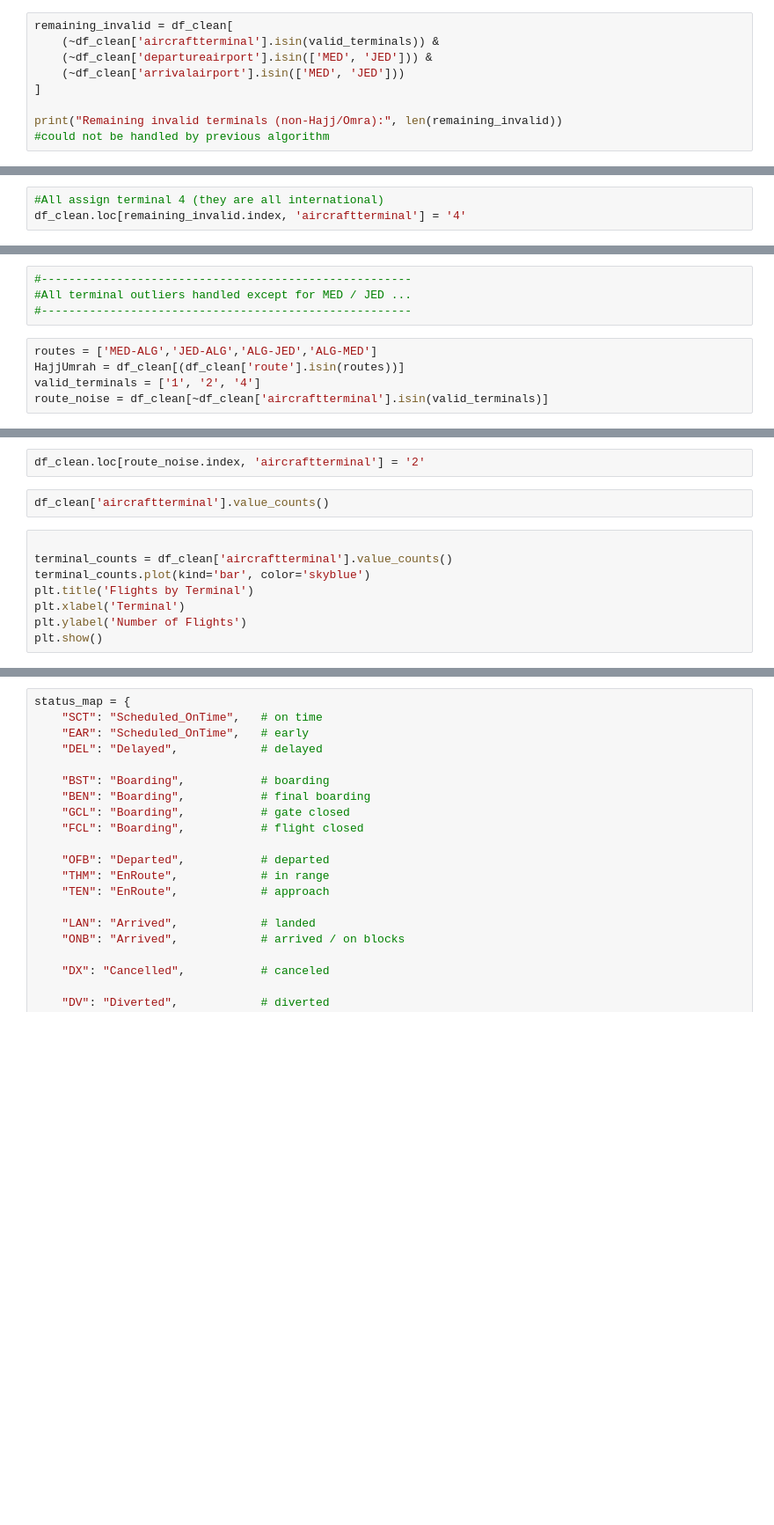
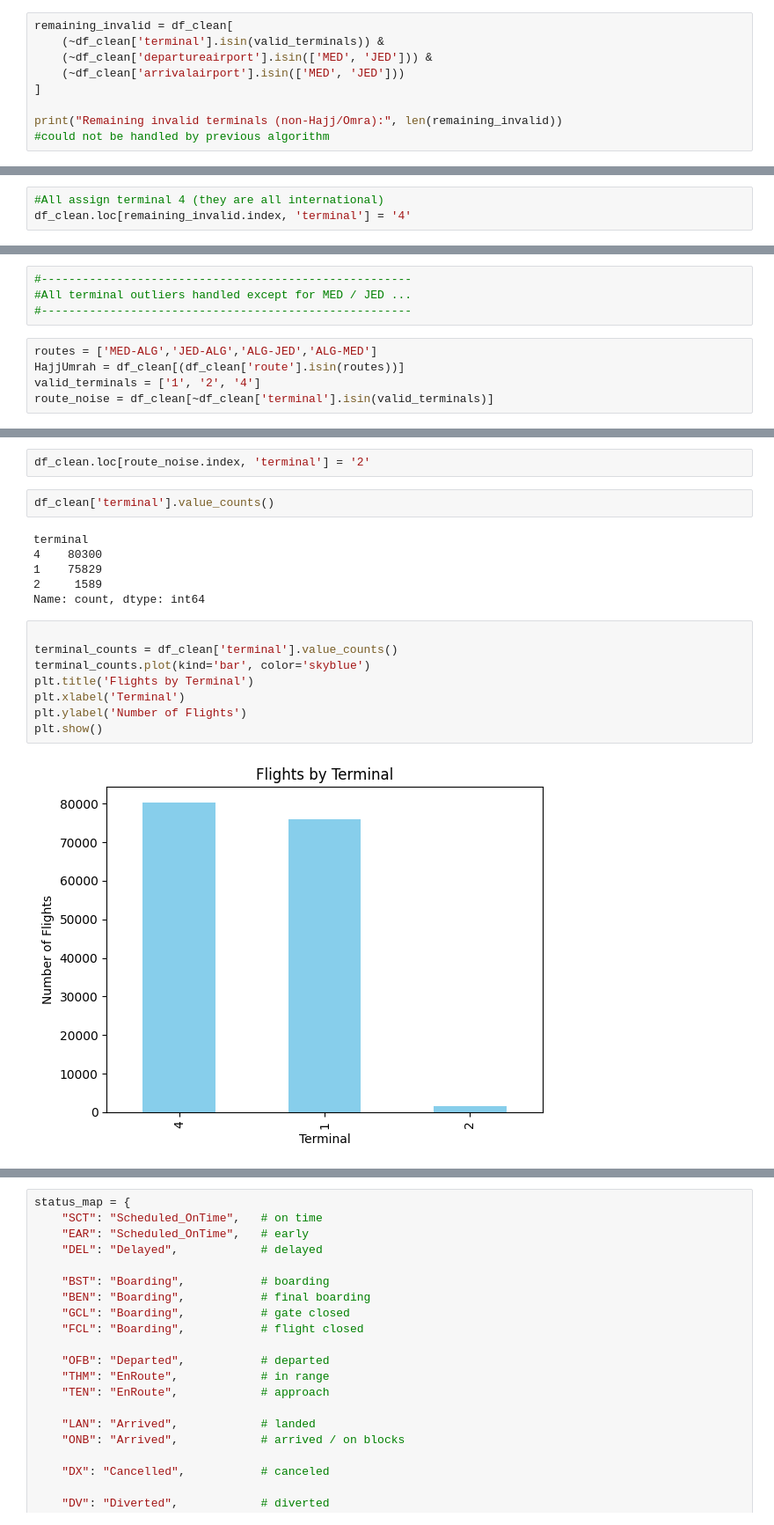
Before and after one commit to zinabch/air-traffic-data-mining, a Jupyter notebook: houari.ipynb, the cells around one changed output, grey strips where cells are left out. Shown at 88% size. Saved outputs shown, nothing was run; the diff lists cells and outputs as text; blank space fills up the shorter version.

```diff
--- a/houari.ipynb
+++ b/houari.ipynb
@@ -230,6 +457,6 @@ for idx, row in df_clean[df_clean['aircraftterminal'].isin(invalid_values)].iter
 # %%
 remaining_invalid = df_clean[
-    (~df_clean['aircraftterminal'].isin(valid_terminals)) &
+    (~df_clean['terminal'].isin(valid_terminals)) &
     (~df_clean['departureairport'].isin(['MED', 'JED'])) &
     (~df_clean['arrivalairport'].isin(['MED', 'JED']))
 ]
@@ -239,5 +468,5 @@ print("Remaining invalid terminals (non-Hajj/Omra):", len(remaining_invalid))
 # %%
 #All assign terminal 4 (they are all international)
-df_clean.loc[remaining_invalid.index, 'aircraftterminal'] = '4'
+df_clean.loc[remaining_invalid.index, 'terminal'] = '4'
 # %%
 check = df_clean[
@@ -255,6 +486,6 @@ print("Remaining invalid terminals (non-Hajj/Omra) CHECK:", len(check))
 routes = ['MED-ALG','JED-ALG','ALG-JED','ALG-MED']
 HajjUmrah = df_clean[(df_clean['route'].isin(routes))]
 valid_terminals = ['1', '2', '4']
-route_noise = df_clean[~df_clean['aircraftterminal'].isin(valid_terminals)]
+route_noise = df_clean[~df_clean['terminal'].isin(valid_terminals)]
 # %%
 route_noise.head()
@@ -261,15 +499,23 @@ route_noise.head()
 # %%
-df_clean.loc[route_noise.index, 'aircraftterminal'] = '2'
+df_clean.loc[route_noise.index, 'terminal'] = '2'
 # %%
-df_clean['aircraftterminal'].value_counts()
+df_clean['terminal'].value_counts()
+# %% [output]
+terminal
+4    80300
+1    75829
+2     1589
+Name: count, dtype: int64
 # %%
 
-terminal_counts = df_clean['aircraftterminal'].value_counts()
+terminal_counts = df_clean['terminal'].value_counts()
 terminal_counts.plot(kind='bar', color='skyblue')
 plt.title('Flights by Terminal')
 plt.xlabel('Terminal')
 plt.ylabel('Number of Flights')
 plt.show()
+# %% [output]
+[figure, added]
 # %%
 flight_key = [
     "airline",
```
Also changed, not shown: parts of 66 cells of this notebook.
